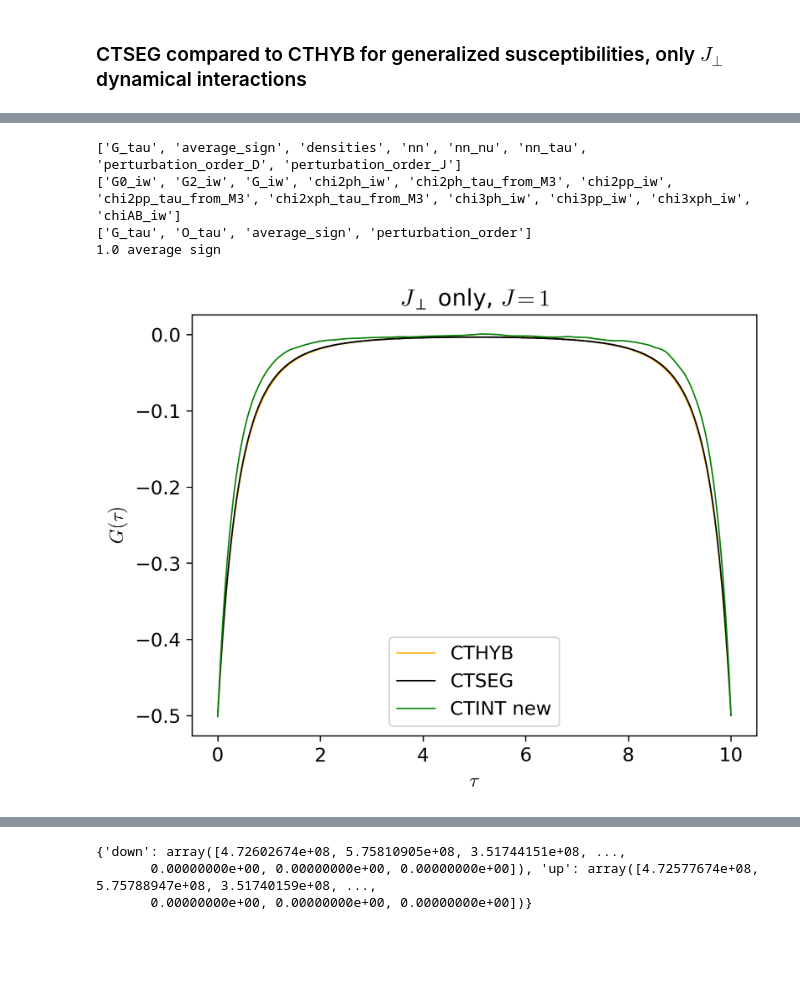
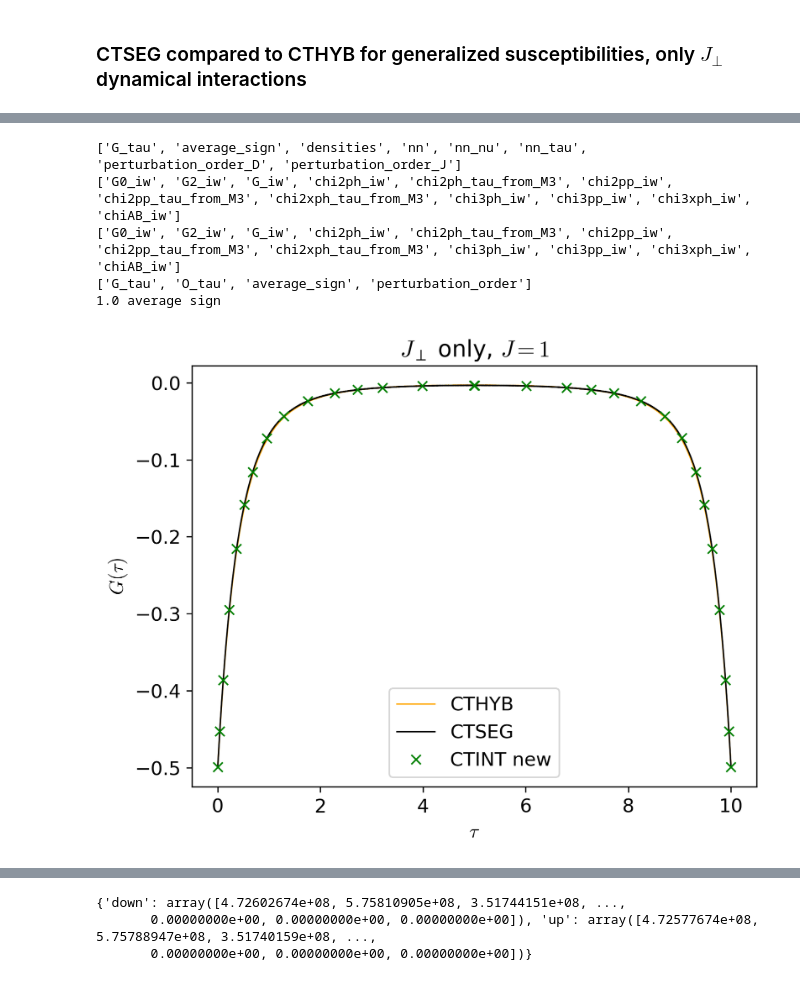
Before and after one commit to andrewkhardy/cthyb, a Jupyter notebook: benchmark/dynamic_int/CTHYB_Benchmarking.ipynb, the cells around one changed output, grey strips where cells are left out. Saved outputs shown, nothing was run; the diff lists cells and outputs as text; code cells hidden in the pictures; blank space fills up the shorter version.

```diff
--- a/benchmark/dynamic_int/CTHYB_Benchmarking.ipynb
+++ b/benchmark/dynamic_int/CTHYB_Benchmarking.ipynb
@@ -140,7 +172,7 @@ data_loc = "/home/andrewhardy/Documents/Data/CTHYB_Data"
 data_ref = "/home/andrewhardy/Documents/CCQ/cthyb_dyn/benchmark/dynamic_int"
 with HDFArchive(f"{data_ref}/ctint.ref.h5", "r") as A:
     G_tau_int_1 = A["dmft_loop/i_001/S/G_tau"]
-
+    nn_tau_ref = A["dmft_loop/i_001/S/nn_tau"]
 with HDFArchive(f"{data_loc}/spin_spin_ctseg_J-0.25-U-4.0_1.0_1.0_1.0_1.0_1.0_b-10.0.h5", "r") as A:
     print(A.keys())
     G_tau_seg = A["G_tau"]
@@ -166,6 +198,22 @@ with HDFArchive(f"{data_loc}/spin_spin_ctint_old_J-0.125-U-4.0_1.0_1.0_1.0_1.0_1
     nn_ctint = A["chi2ph_tau_from_M3"]
     nn_ctint_iw = A["chiAB_iw"]
     #nn_ctint = make_gf_from_fourier(nn_ctint_iw)
+# with HDFArchive(f"{data_loc}/spin_spin_ctint_J-0.125-U-4.0_1.0_1.0_1.0_1.0_1.0_b-10.0.h5", "r") as A:
+#     print(A.keys())
+#     G_iw = A["G_iw"]
+#     n_iw = len(G_iw["up"].data)
+#     G_tau_int_2 = make_gf_dlr_imtime(G_iw)
+#     #print(G_iw)
+#     #G_tau_int_2 = GfImTime(indices=[0], beta=10.0, n_points=n_iw*2-1)
+#     #print(G_tau_int_2)
+#     #G_tau_int_2 << Fourier(G_iw)
+#     #G_tau_int = make_gf_dlr_imtime(G_iw)
+#     #print(A["average_sign"], "average sign")
+#     #x = A["perturbation_order"]
+#     #Sz = A["O_tau"]
+#     nn_ctint = A["chi2ph_tau_from_M3"]
+#     nn_ctint_iw = A["chiAB_iw"]
+#     #nn_ctint = make_gf_from_fourier(nn_ctint_iw)
 
 with HDFArchive(f"{data_loc}/spin_spin_cthyb_J-0.25-U-4.0_1.0_1.0_1.0_1.0_1.0_b-10.0_nw-10000000_mins-50.h5", "r") as A:
     print(A.keys())
@@ -256,3 +309,7 @@ plt.show()
 [figure]
 # %% [markdown]
 ### CTSEG compared to CTHYB for generalized susceptibilities, only $J_\perp$ dynamical interactions
+# %%
+with HDFArchive(f"{data_ref}/ctint.ref.h5", "r") as A:
+    print(A.keys())
+    print(A["dmft_loop/i_001/S/nn_tau"])
@@ -261,7 +328,7 @@ data_loc = "/home/andrewhardy/Documents/Data/CTHYB_Data"
 data_ref = "/home/andrewhardy/Documents/CCQ/cthyb_dyn/benchmark/dynamic_int"
 with HDFArchive(f"{data_ref}/ctint.ref.h5", "r") as A:
     G_tau_int_1 = A["dmft_loop/i_001/S/G_tau"]
-
+    nn_tau_ref = A["dmft_loop/i_001/S/nn_tau"]
 with HDFArchive(f"{data_loc}/spin_spin_ctseg_J-1.0-U-4.0_1.0_0.0_0.0_0.0_0.0_b-10.0.h5", "r") as A:
     print(A.keys())
     G_tau_seg = A["G_tau"]
@@ -271,36 +338,53 @@ with HDFArchive(f"{data_loc}/spin_spin_ctseg_J-1.0-U-4.0_1.0_0.0_0.0_0.0_0.0_b-1
     nn_iw = A["nn_nu"]
     nn_nu  = make_gf_dlr_imtime(nn_iw)
 
-with HDFArchive(f"{data_loc}/spin_spin_ctint_old_J-1.0-U-4.0_1.0_1.0_1.0_1.0_1.0_b-10.0.h5", "r") as A:
+with HDFArchive(f"{data_loc}/spin_spin_ctint_old_J-0.5-U-4.0_1.0_0.0_0.0_0.0_0.0_b-10.0.h5", "r") as A:
     print(A.keys())
     G_iw = A["G_iw"]
     G_tau_int_2 = make_gf_from_fourier(G_iw)
     #G_tau_int = make_gf_dlr_imtime(G_iw)
     #print(A["average_sign"], "average sign")
     #x = A["perturbation_order"]
     #Sz = A["O_tau"]
     nn_ctint = A["chi2ph_tau_from_M3"]
     nn_ctint_iw = A["chiAB_iw"]
+    #nn_ctint = make_gf_from_fourier(nn_ctint_iw)
+with HDFArchive(f"{data_loc}/spin_spin_ctint_J-0.5-U-4.0_1.0_0.0_0.0_0.0_0.0_b-10.0.h5", "r") as A:
+    print(A.keys())
+    G_iw = A["G_iw"]
+    n_iw = len(G_iw["up"].data)
+    G_tau_int_2 = make_gf_dlr_imtime(G_iw)
+    #print(G_iw)
+    #G_tau_int_2 = GfImTime(indices=[0], beta=10.0, n_points=n_iw*2-1)
+    #print(G_tau_int_2)
+    #G_tau_int_2 << Fourier(G_iw)
+    #G_tau_int = make_gf_dlr_imtime(G_iw)
+    #print(A["average_sign"], "average sign")
+    #x = A["perturbation_order"]
+    #Sz = A["O_tau"]
+    nn_ctint = A["chi2ph_tau_from_M3"]
+    nn_ctint_iw = A["chi2ph_iw"]
     #nn_ctint = make_gf_from_fourier(nn_ctint_iw)
 
 with HDFArchive(f"{data_loc}/spin_spin_cthyb_J-1.0-U-4.0_1.0_0.0_0.0_0.0_0.0_b-10.0.h5", "r") as A:
     print(A.keys())
     G_tau_hyb = A["G_tau"]
     print(A["average_sign"], "average sign")
     x = A["perturbation_order"]
     Sz = A["O_tau"]
 
 oplot(G_tau_hyb["up"].real, color="orange", linewidth = 0.9, label="CTHYB")
 oplot(G_tau_seg["up"].real, color="black", linewidth = 0.9, label="CTSEG")
 #oplot(G_tau_int_1["up"].real, color="blue", linewidth = 0.9, label="CTINT old")
 oplot(G_tau_int_2["up"].real, color="green", linewidth = 0.9, label="CTINT new")
 plt.title(r"$J_\perp$ only, $J = 1$")
 plt.ylabel(r"$G(\tau)$")
 plt.legend()
 plt.show()
 # %% [output]
 ['G_tau', 'average_sign', 'densities', 'nn', 'nn_nu', 'nn_tau', 'perturbation_order_D', 'perturbation_order_J']
+['G0_iw', 'G2_iw', 'G_iw', 'chi2ph_iw', 'chi2ph_tau_from_M3', 'chi2pp_iw', 'chi2pp_tau_from_M3', 'chi2xph_tau_from_M3', 'chi3ph_iw', 'chi3pp_iw', 'chi3xph_iw', 'chiAB_iw']
 ['G0_iw', 'G2_iw', 'G_iw', 'chi2ph_iw', 'chi2ph_tau_from_M3', 'chi2pp_iw', 'chi2pp_tau_from_M3', 'chi2xph_tau_from_M3', 'chi3ph_iw', 'chi3pp_iw', 'chi3xph_iw', 'chiAB_iw']
 ['G_tau', 'O_tau', 'average_sign', 'perturbation_order']
 1.0 average sign
-[figure, old version]
+[figure, new version]
```
Also changed, not shown: parts of 9 cells of this notebook, 2 other files.
